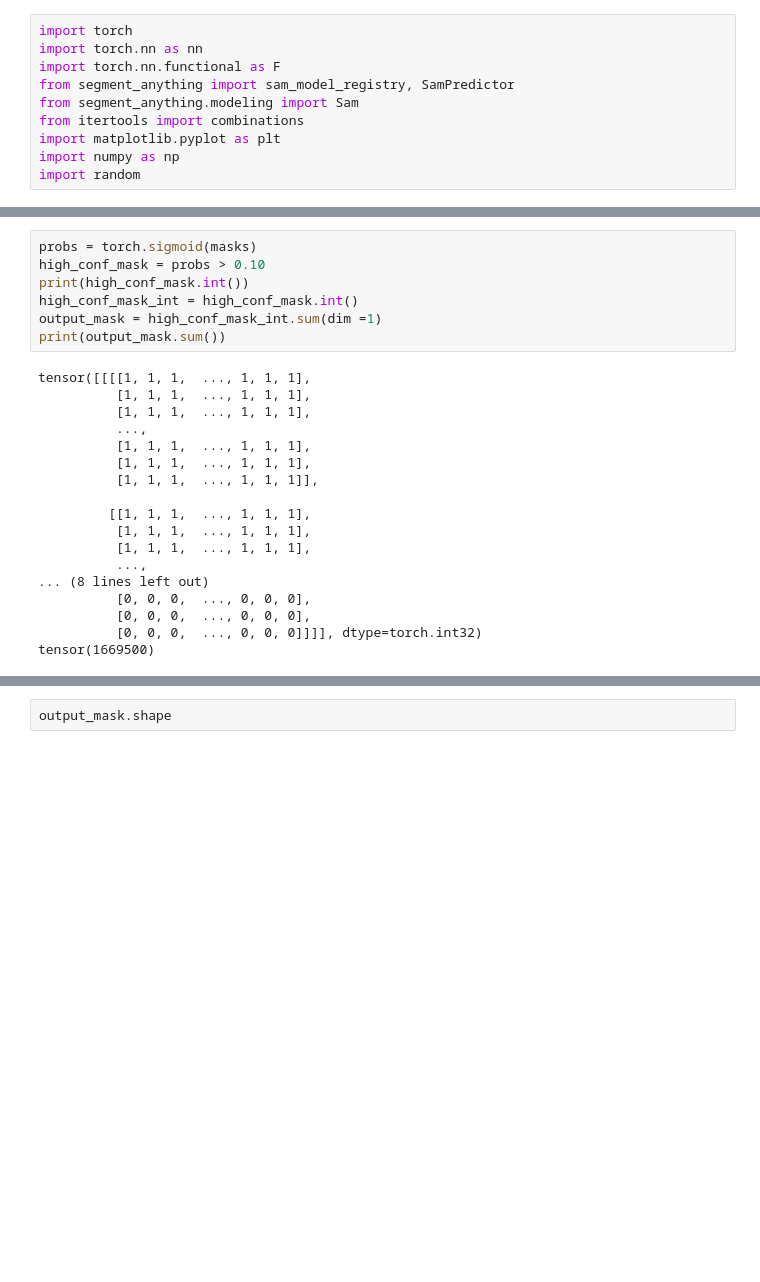
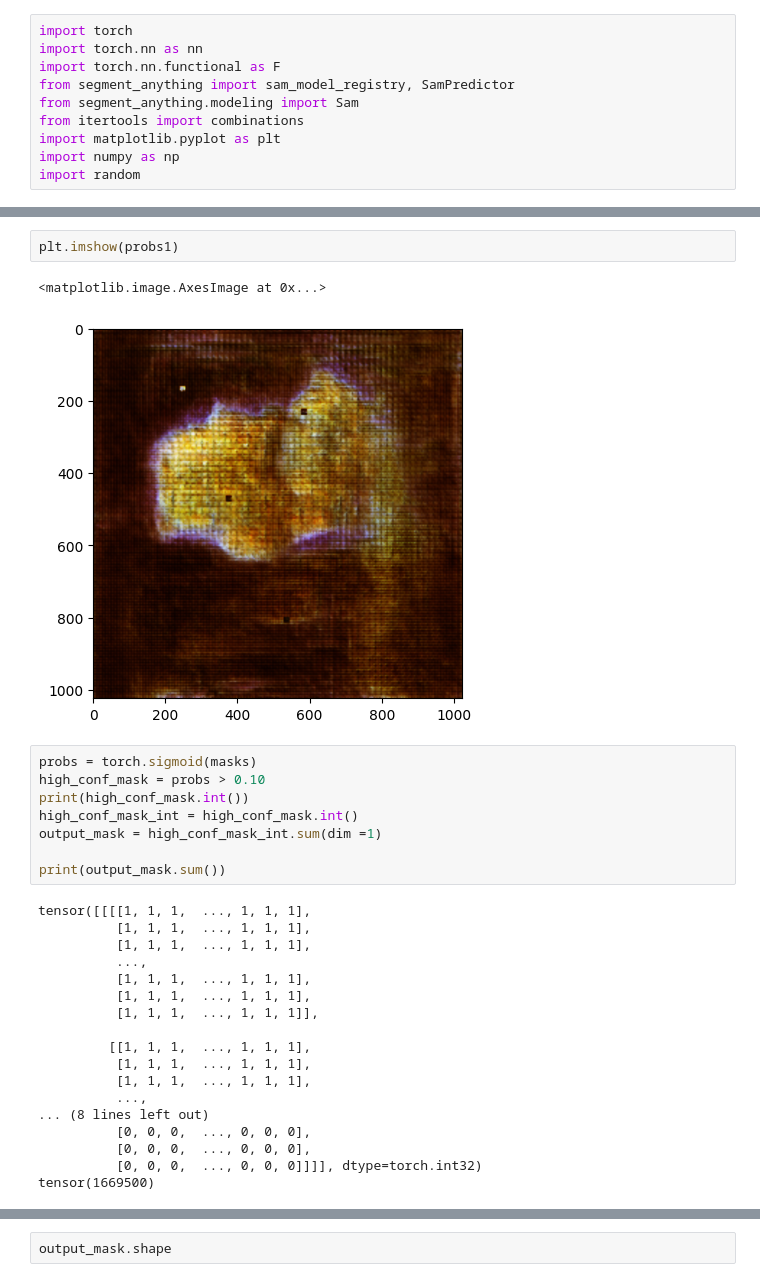
Before and after one commit to armistrom/TTA-without-parameter-finetuning, a Jupyter notebook: MedSAM_TTA.ipynb, the cells around one changed output, grey strips where cells are left out. Drawn from its saved outputs; the diff is of its cells as text; blank space fills up the shorter version.

```diff
--- a/MedSAM_TTA.ipynb
+++ b/MedSAM_TTA.ipynb
@@ -363,9 +373,15 @@ IOU predictions: tensor([[0.4180, 0.4006, 0.3676]])
+# %%
+plt.imshow(probs1)
+# %% [output]
+<matplotlib.image.AxesImage at 0x...>
+[figure, added]
 # %%
 probs = torch.sigmoid(masks)
 high_conf_mask = probs > 0.10
 print(high_conf_mask.int())
 high_conf_mask_int = high_conf_mask.int()
 output_mask = high_conf_mask_int.sum(dim =1)
+
 print(output_mask.sum())
 # %% [output]
 tensor([[[[1, 1, 1,  ..., 1, 1, 1],
```
Also changed, not shown: parts of 7 cells of this notebook.
